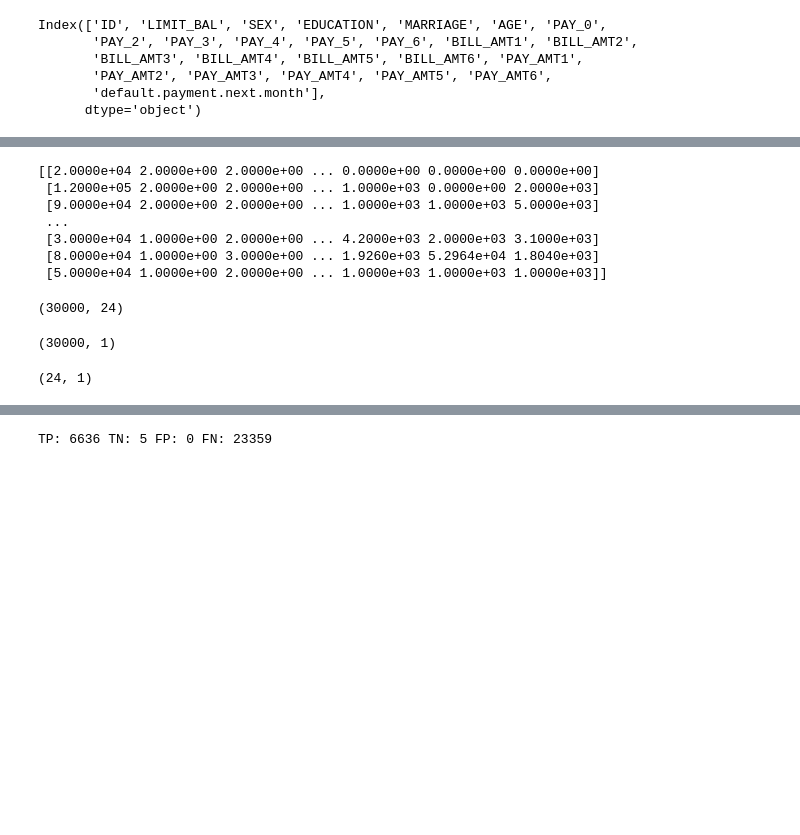
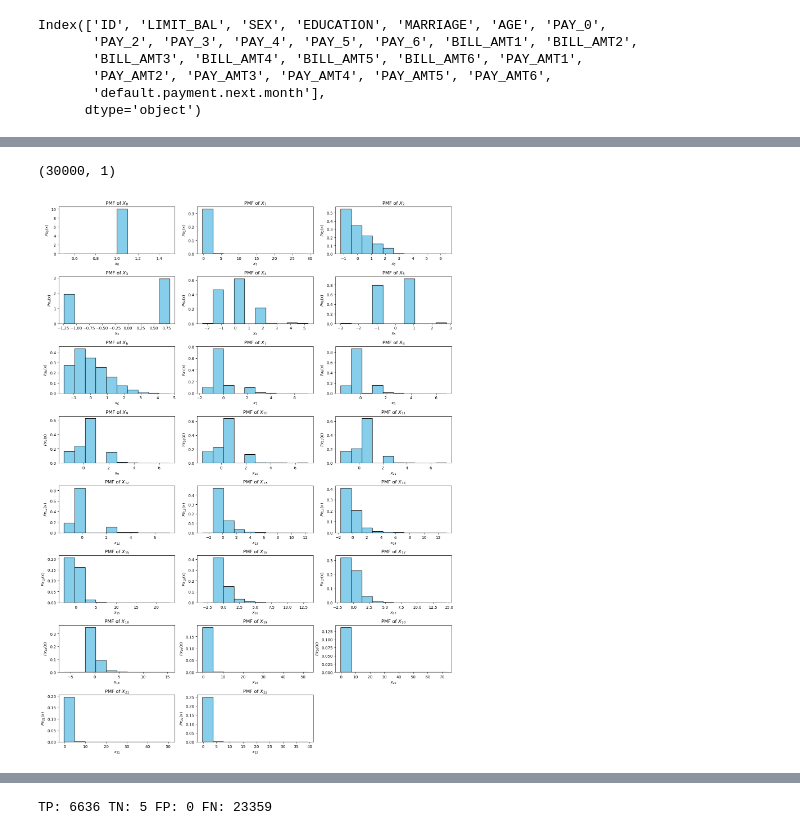
Before and after one commit to metepv/Credit-Card-Default-Project, a Jupyter notebook: LR.ipynb, the cells around one changed output, grey strips where cells are left out. Saved outputs shown, nothing was run; the diff lists cells and outputs as text; code cells hidden in the pictures; blank space fills up the shorter version.

```diff
--- a/LR.ipynb
+++ b/LR.ipynb
@@ -42,6 +42,9 @@ Index(['ID', 'LIMIT_BAL', 'SEX', 'EDUCATION', 'MARRIAGE', 'AGE', 'PAY_0',
        'default.payment.next.month'],
       dtype='object')
 # %%
+ones = np.ones(30000)
+
+X0 = np.reshape(ones,(30000,1))
 X1 =  data['LIMIT_BAL'].values #
 X2 =  data['SEX'].values
 X3 =  data['EDUCATION'].values
@@ -66,5 +69,5 @@ X21 = data['PAY_AMT4'].values  #
 X22 = data['PAY_AMT5'].values  #
 X23 = data['PAY_AMT6'].values  #
 
-main_design_matrix = np.column_stack((X1,X2,X3,X4,X5,X6,X7,X8,X9,X10,X11,X12,X13,X14,X15,X16,X17,X18,X19,X20,X21,X22,X23))
+main_design_matrix = np.column_stack((X0,X1,X2,X3,X4,X5,X6,X7,X8,X9,X10,X11,X12,X13,X14,X15,X16,X17,X18,X19,X20,X21,X22,X23))
 main_response_vector = data['default.payment.next.month'].values
@@ -70,0 +126,2 @@ main_response_vector = data['default.payment.next.month'].values
+# %%
+Y,X,Beta = matrix_generator(ones,main_design_matrix,main_response_vector)
@@ -71,10 +160,31 @@ main_response_vector = data['default.payment.next.month'].values
+# %%
+Y_exact = data['default.payment.next.month'].values
+Y_exact = np.reshape(Y,(30000,1))
+print(Y_exact.shape)
+# %% [output]
+(30000, 1)
 # %%
-print(main_design_matrix)
+#Distributions of Predictors
+# Determine the layout of subplots
+num_rows = 8
+num_cols = 3
+
+# Create subplots with histograms
+fig, axs = plt.subplots(num_rows, num_cols, figsize=(15, 20))
+
+# Flatten the axs array to make it easier to iterate
+axs = axs.flatten()
+
+# Plot histograms for each predictor
+for i in range(0,23):
+    axs[i].hist(X[:,i], bins=10, density = True, color='skyblue', edgecolor='black')
+    axs[i].set_title(f'PMF of $X_{{{i}}}$')
+    axs[i].set_xlabel(f'$x_{{{i}}}$')
+    axs[i].set_ylabel(f'$Px_{{{i}}}$(x)')
+
+for j in range(23, num_rows*num_cols):
+    axs[j].axis('off')
+
+plt.tight_layout()
 # %% [output]
-[[2.0000e+04 2.0000e+00 2.0000e+00 ... 0.0000e+00 0.0000e+00 0.0000e+00]
- [1.2000e+05 2.0000e+00 2.0000e+00 ... 1.0000e+03 0.0000e+00 2.0000e+03]
- [9.0000e+04 2.0000e+00 2.0000e+00 ... 1.0000e+03 1.0000e+03 5.0000e+03]
- ...
- [3.0000e+04 1.0000e+00 2.0000e+00 ... 4.2000e+03 2.0000e+03 3.1000e+03]
- [8.0000e+04 1.0000e+00 3.0000e+00 ... 1.9260e+03 5.2964e+04 1.8040e+03]
- [5.0000e+04 1.0000e+00 2.0000e+00 ... 1.0000e+03 1.0000e+03 1.0000e+03]]
+[figure, added]
@@ -87,15 +190,0 @@ def normalize(predictor):
-# %%
-n = 30000
-p = 24
-ones = np.ones(n)
-ones = np.reshape(ones,(n,1))
-
-X = np.column_stack((ones,normalize(X1),normalize(X2),  normalize(X3), normalize(X4), normalize(X5), normalize(X6),\
-                          normalize(X7),normalize(X8),  normalize(X9), normalize(X10),normalize(X11),normalize(X12),\
-                          normalize(X13),normalize(X14),normalize(X15),normalize(X16),normalize(X17),\
-                          normalize(X18),normalize(X19),normalize(X20),normalize(X21),normalize(X22),\
-                          normalize(X23)))
-
-print(X.shape)
-# %% [output]
-(30000, 24)
@@ -104,10 +190,0 @@ Y = data['default.payment.next.month'].values
-# %%
-Y = np.reshape(Y,(30000,1))
-print(Y.shape)
-# %% [output]
-(30000, 1)
-# %%
-Beta = np.zeros((24,1))
-print(Beta.shape)
-# %% [output]
-(24, 1)
```
Also changed, not shown: parts of 17 cells of this notebook.
